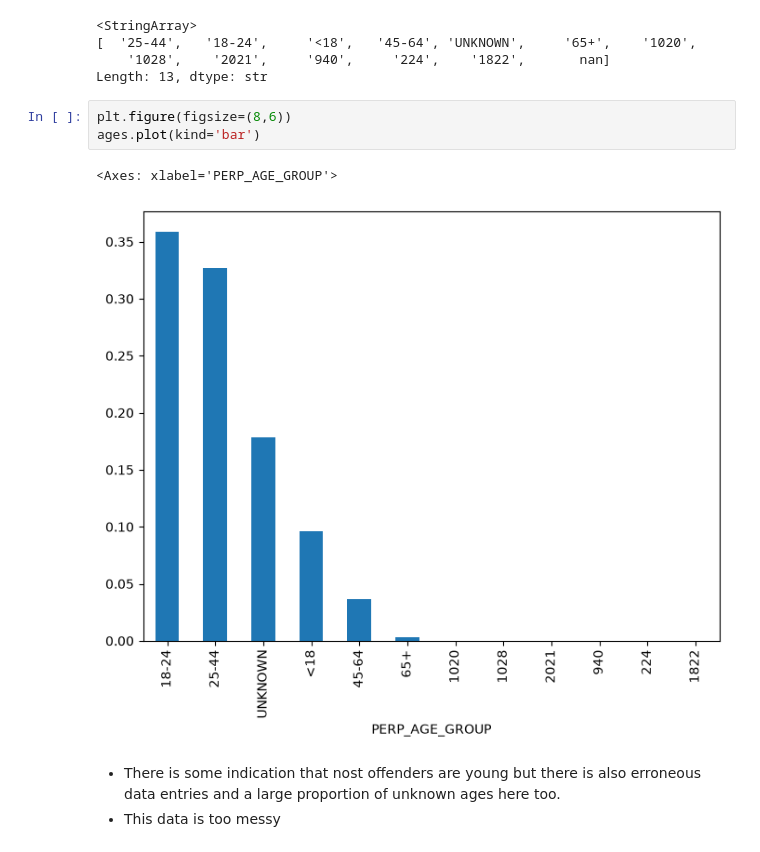
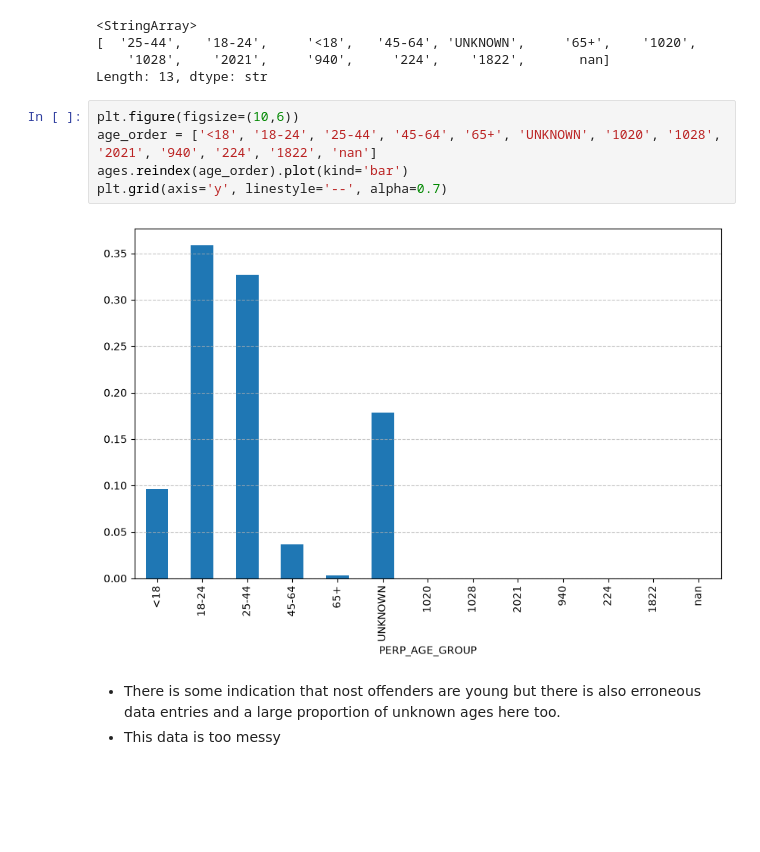
Before and after one commit to StevenKinghorn/NYCOpenData-Shootings-2006-Present, a Jupyter notebook: notebooks/1.1_DataCleaningOfShootingOffenders.ipynb, the cells around one changed output. Saved outputs shown, nothing was run; the diff lists cells and outputs as text; blank space fills up the shorter version.

```diff
--- a/notebooks/1.1_DataCleaningOfShootingOffenders.ipynb
+++ b/notebooks/1.1_DataCleaningOfShootingOffenders.ipynb
@@ -87,11 +98,12 @@ df_offenders["PERP_AGE_GROUP"].unique()
     '1028',    '2021',     '940',     '224',    '1822',       nan]
 Length: 13, dtype: str
 # %%
-plt.figure(figsize=(8,6))
-ages.plot(kind='bar')
+plt.figure(figsize=(10,6))
+age_order = ['<18', '18-24', '25-44', '45-64', '65+', 'UNKNOWN', '1020', '1028', '2021', '940', '224', '1822', 'nan']
+ages.reindex(age_order).plot(kind='bar')
+plt.grid(axis='y', linestyle='--', alpha=0.7)
 # %% [output]
-<Axes: xlabel='PERP_AGE_GROUP'>
-[figure, old version]
+[figure, new version]
 # %% [markdown]
 - There is some indication that nost offenders are young but there is also erroneous data entries and a large proportion of unknown ages here too.
 - This data is too messy
```
Also changed, not shown: parts of 3 cells of this notebook.
